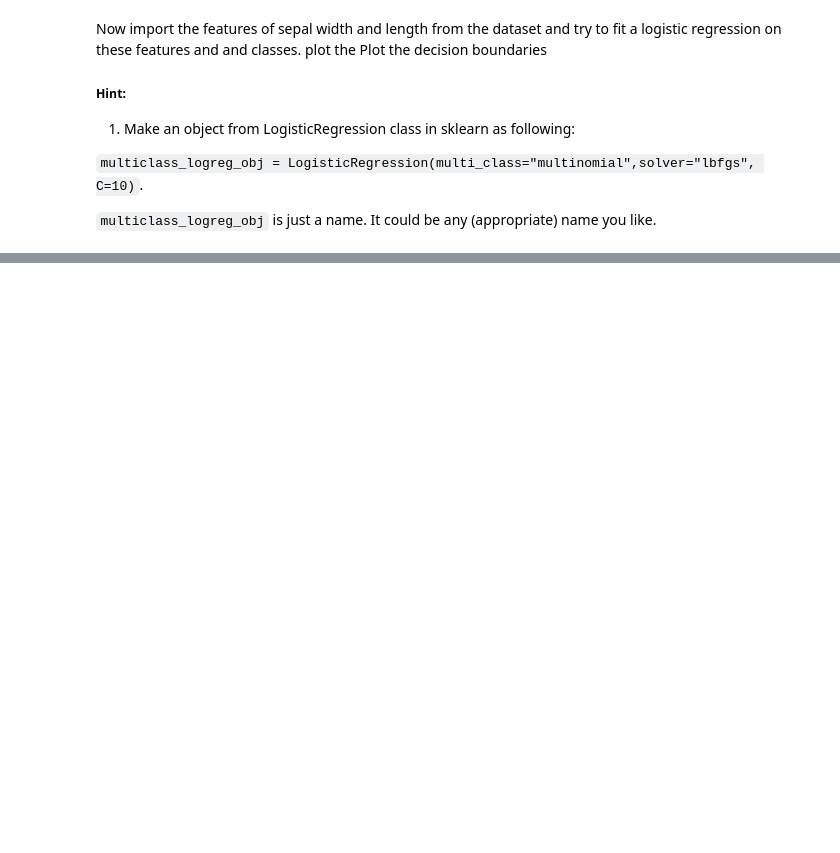
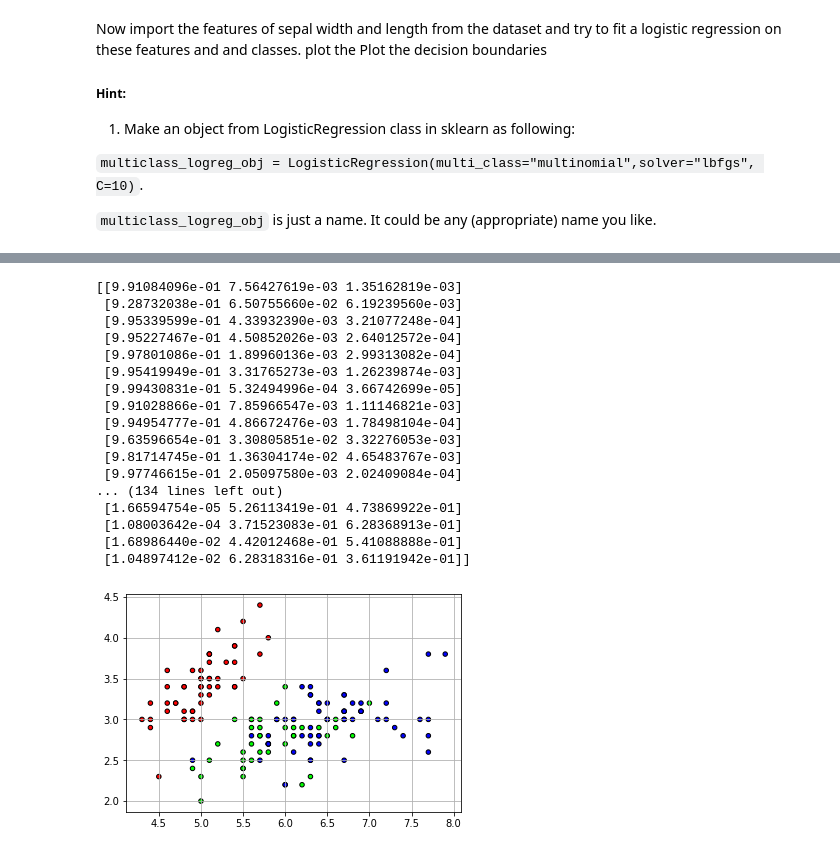
Before and after one commit to RakNoel/INF264, a Jupyter notebook: Ex2/LinearModels_ex2.ipynb, the cells around one changed output, grey strips where cells are left out. Cells and saved outputs as stored; diff of their text form; code cells hidden in the pictures; blank space fills up the shorter version.

```diff
--- a/Ex2/LinearModels_ex2.ipynb
+++ b/Ex2/LinearModels_ex2.ipynb
@@ -590,57 +632,70 @@ y =
 # %%
-from matplotlib.colors import ListedColormap
+
 # TODO
 # fit a multi class logistic regression to the dataset
-
-
-
-# Step size in the mesh:
-h = .02
-# Light colors for decision boundaries plots:
-cmap_light = ListedColormap(['#FFAAAA', '#AAFFAA', '#AAAAFF'])
-# Bold colors for training points scatterplots:
-cmap_bold = ListedColormap(['#FF0000', '#00FF00', '#0000FF'])
-
+multiclass_logreg_obj = LogisticRegression(multi_class="multinomial",solver="lbfgs", C=10)
+multiclass_logreg_obj.fit(X,y)
 
 ### Decision boundaries plotting:
 # Generate the axis associated to the first feature:
-x_min =
-x_max =
+x_min = min(X[:,0])
+x_max = max(X[:,0])
 
 x_axis = np.arange(x_min, x_max, h)
 
 # Generate the axis associated to the second feature:
-y_min =
-y_max =
+y_min = min(X[:,1])
+y_max = max(X[:,1])
 
 y_axis = np.arange(y_min, y_max, h)
 
 
 # Generate a meshgrid (2D grid) from the 2 axis:
 
 x_grid, y_grid = np.meshgrid(x_axis, y_axis)
 
 # Vectorize the grids into column vectors:
 x_grid_vectorized = x_grid.flatten()
 x_grid_vectorized = np.expand_dims(x_grid_vectorized, axis=1)
 y_grid_vectorized = y_grid.flatten()
 y_grid_vectorized = np.expand_dims(y_grid_vectorized, axis=1)
 
 # Concatenate the vectorized grids:
 concat_grids = np.concatenate((x_grid_vectorized, y_grid_vectorized),axis=1)
 
 
 # Predict concatenated features to get the decision boundaries:
-decision_boundaries =
+decision_boundaries = multiclass_logreg_obj.predict_proba(X)
+print(decision_boundaries)
 # Reshape the decision boundaries into a 2D matrix:
-decision_boundaries =
+#decision_boundaries =
 # Plot the decision boundaries:
 plt.figure()
-plt.pcolormesh(, , , cmap=cmap_light)
+#plt.pcolormesh(, , , cmap=cmap_light)
 # Overlay the training points:
-plt.scatter(, , c=Y, cmap=cmap_bold, edgecolor='k', s=20)
+plt.scatter(X[:,0], X[:,1], c=y, cmap=cmap_bold, edgecolor='k', s=20)
 plt.xlim()
 plt.ylim()
-plt.xlabel()
-plt.ylabel()
-plt.title()
+#plt.xlabel()
+#plt.ylabel()
+#plt.title()
+plt.grid()
+# %% [output]
+[[9.91084096e-01 7.56427619e-03 1.35162819e-03]
+ [9.28732038e-01 6.50755660e-02 6.19239560e-03]
+ [9.95339599e-01 4.33932390e-03 3.21077248e-04]
+ [9.95227467e-01 4.50852026e-03 2.64012572e-04]
+ [9.97801086e-01 1.89960136e-03 2.99313082e-04]
+ [9.95419949e-01 3.31765273e-03 1.26239874e-03]
+ [9.99430831e-01 5.32494996e-04 3.66742699e-05]
+ [9.91028866e-01 7.85966547e-03 1.11146821e-03]
+ [9.94954777e-01 4.86672476e-03 1.78498104e-04]
+ [9.63596654e-01 3.30805851e-02 3.32276053e-03]
+ [9.81714745e-01 1.36304174e-02 4.65483767e-03]
+ [9.97746615e-01 2.05097580e-03 2.02409084e-04]
+... (134 lines left out)
+ [1.66594754e-05 5.26113419e-01 4.73869922e-01]
+ [1.08003642e-04 3.71523083e-01 6.28368913e-01]
+ [1.68986440e-02 4.42012468e-01 5.41088888e-01]
+ [1.04897412e-02 6.28318316e-01 3.61191942e-01]]
+[figure, added]
```
Also changed, not shown: parts of 9 cells of this notebook, 15 other files.
